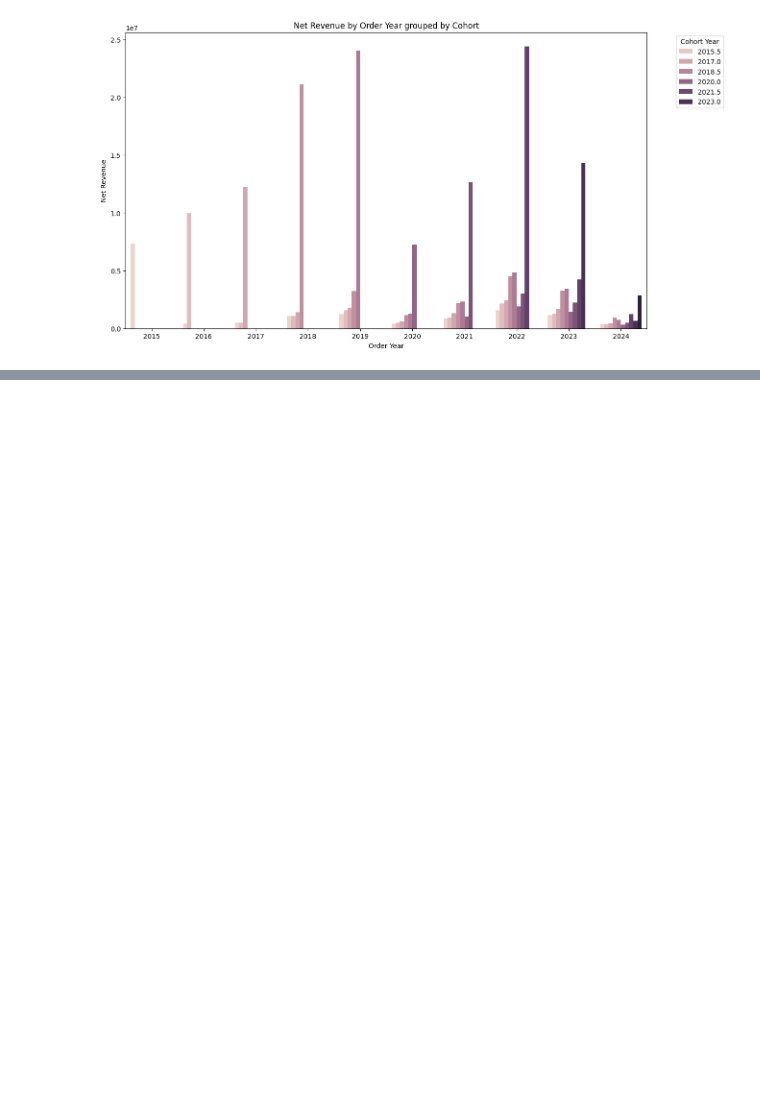
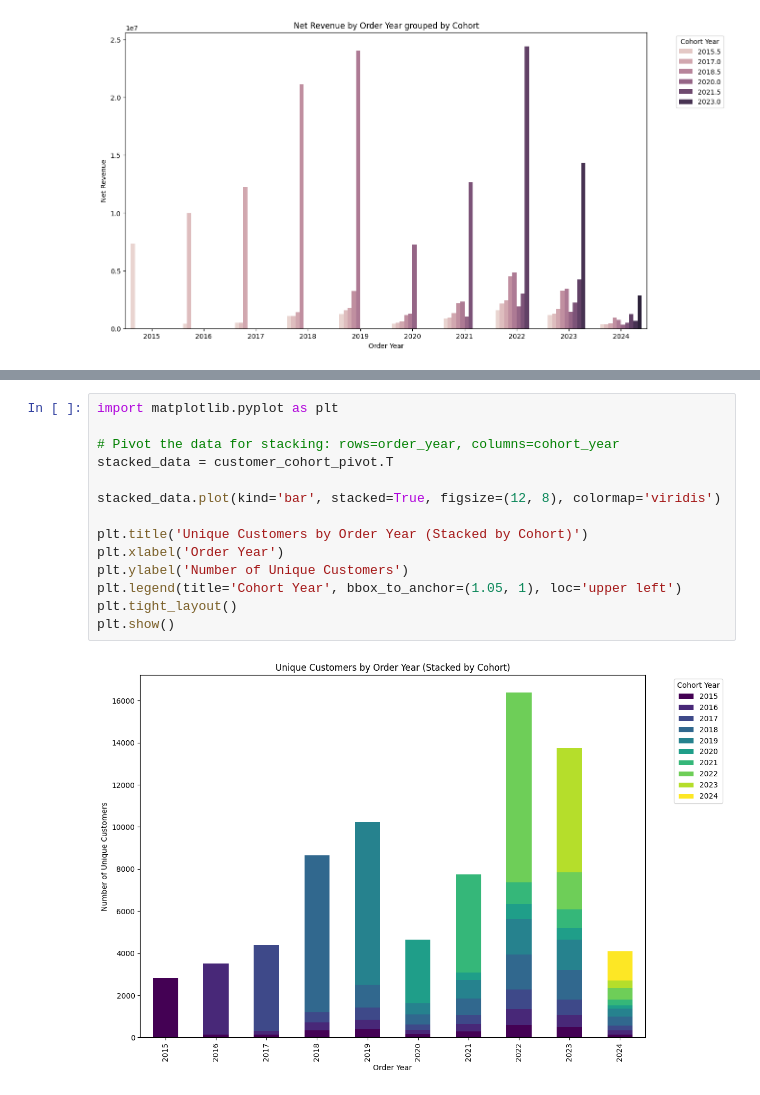
Before and after one commit to gurnursingh05/contoso, a Jupyter notebook: Aggregation.ipynb, the cells around one changed output, grey strips where cells are left out. Drawn from its saved outputs; the diff is of its cells as text; blank space fills up the shorter version.

Commit message:
added aggregation by count,avg and cohort analysis.

```diff
--- a/Aggregation.ipynb
+++ b/Aggregation.ipynb
@@ -123,0 +166,16 @@ plt.show()
+# %%
+import matplotlib.pyplot as plt
+
+# Pivot the data for stacking: rows=order_year, columns=cohort_year
+stacked_data = customer_cohort_pivot.T
+
+stacked_data.plot(kind='bar', stacked=True, figsize=(12, 8), colormap='viridis')
+
+plt.title('Unique Customers by Order Year (Stacked by Cohort)')
+plt.xlabel('Order Year')
+plt.ylabel('Number of Unique Customers')
+plt.legend(title='Cohort Year', bbox_to_anchor=(1.05, 1), loc='upper left')
+plt.tight_layout()
+plt.show()
+# %% [output]
+[figure, added]
```
Also changed, not shown: parts of 3 cells of this notebook.
